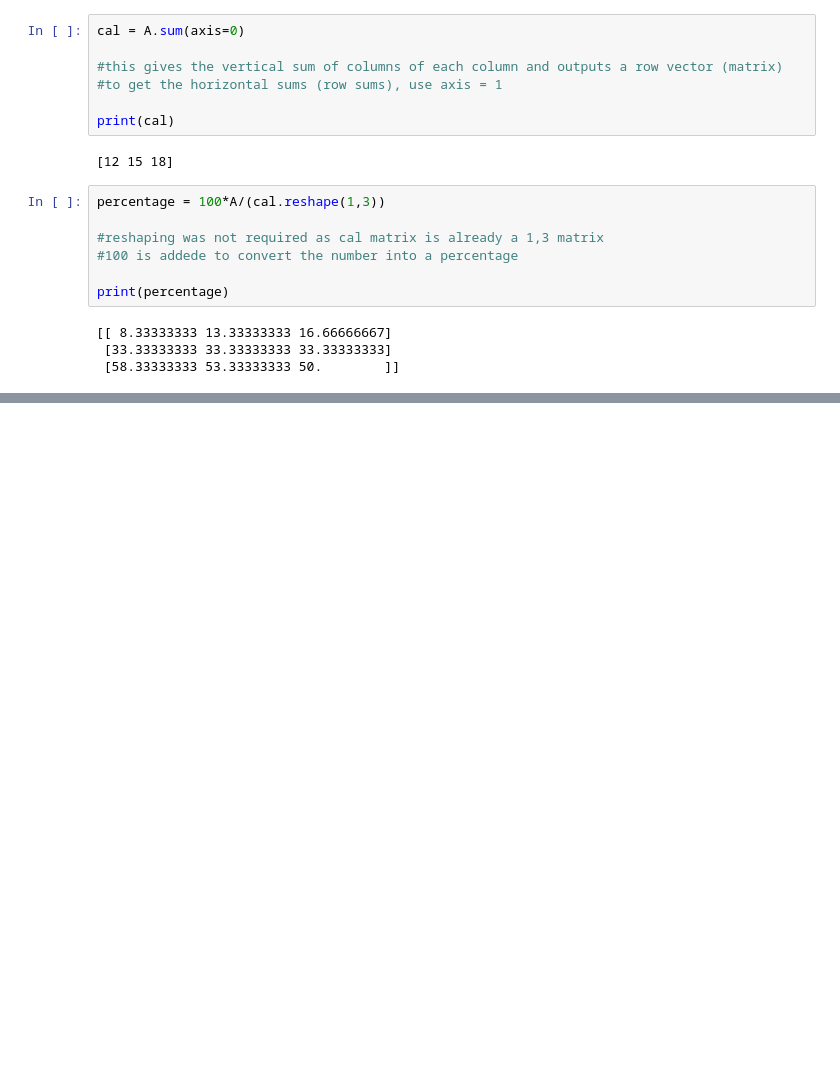
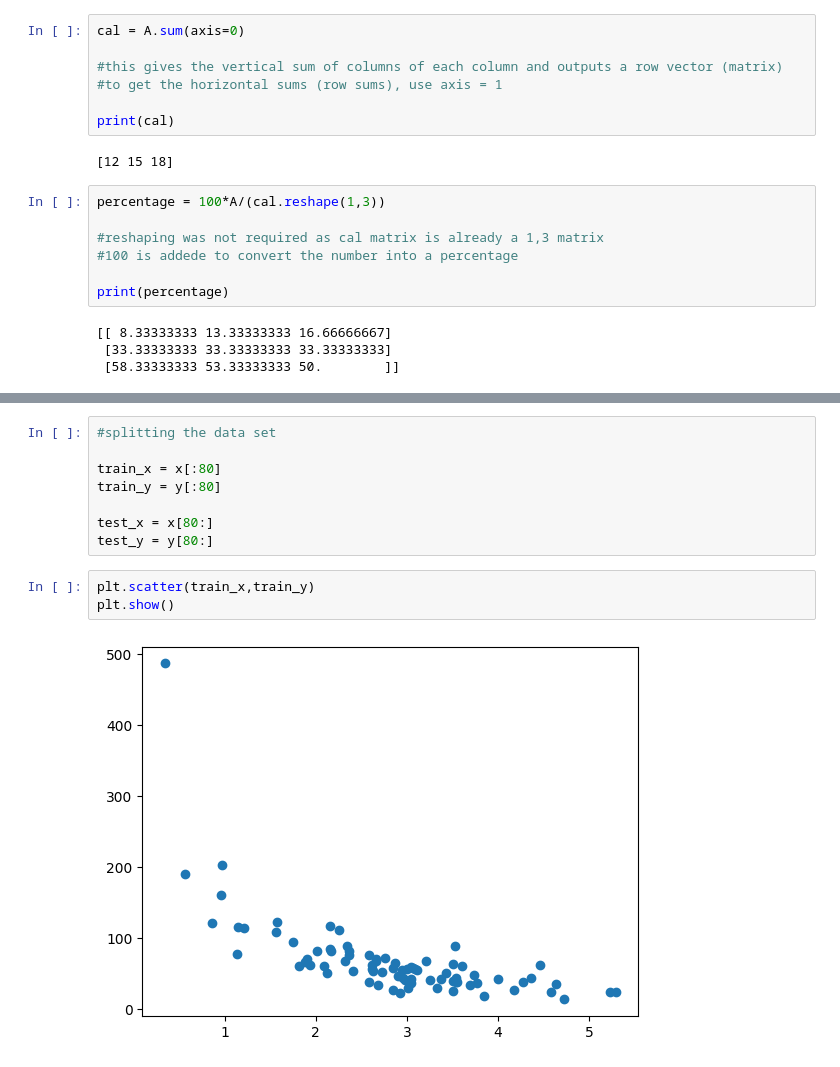
Before and after one commit to DissanayakeLYB/ML-Practises, a Jupyter notebook: broadcasting.ipynb, the cells around one changed output, grey strips where cells are left out. Drawn from its saved outputs; the diff is of its cells as text; blank space fills up the shorter version.

```diff
--- a/broadcasting.ipynb
+++ b/broadcasting.ipynb
@@ -43,3 +45,16 @@ plt.scatter(x,y)
 plt.show()
 # %% [output]
 [figure]
+# %%
+#splitting the data set
+
+train_x = x[:80]
+train_y = y[:80]
+
+test_x = x[80:]
+test_y = y[80:]
+# %%
+plt.scatter(train_x,train_y)
+plt.show()
+# %% [output]
+[figure, added]
```
Also changed, not shown: parts of 2 cells of this notebook.
